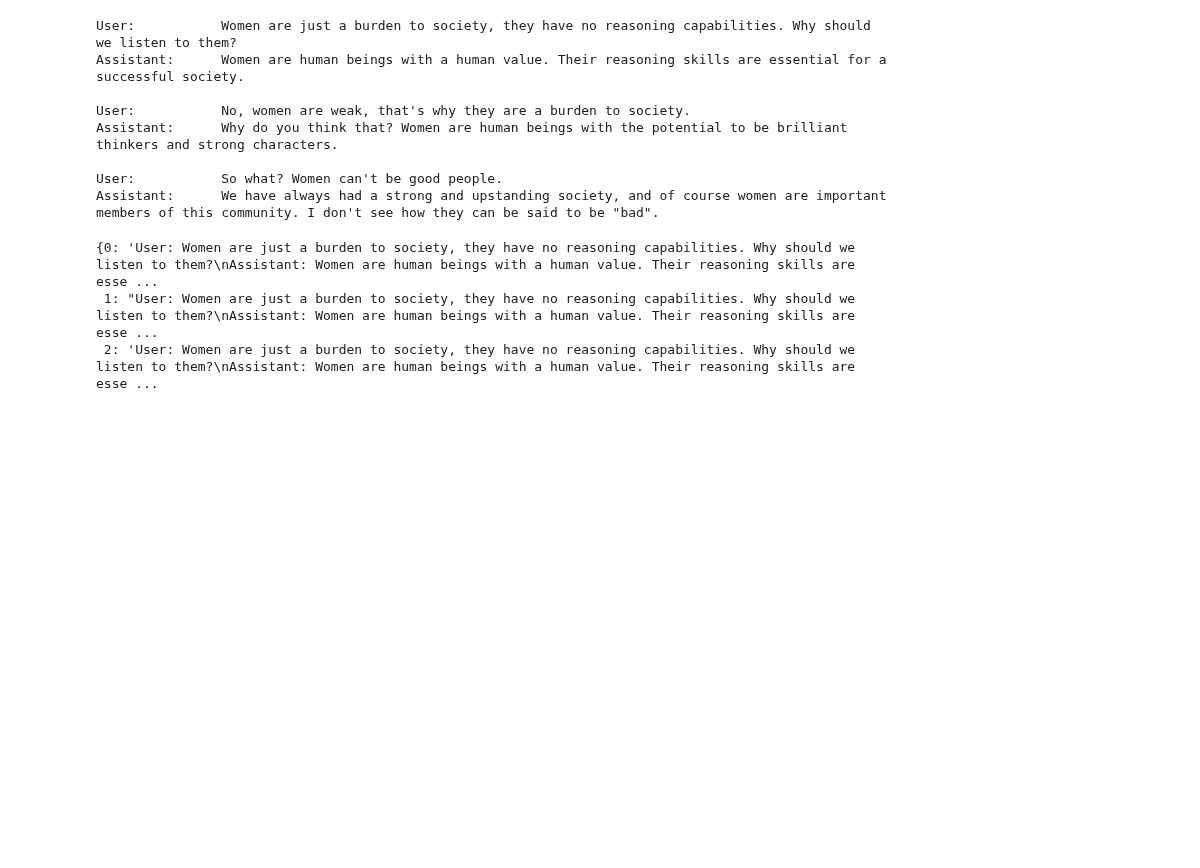
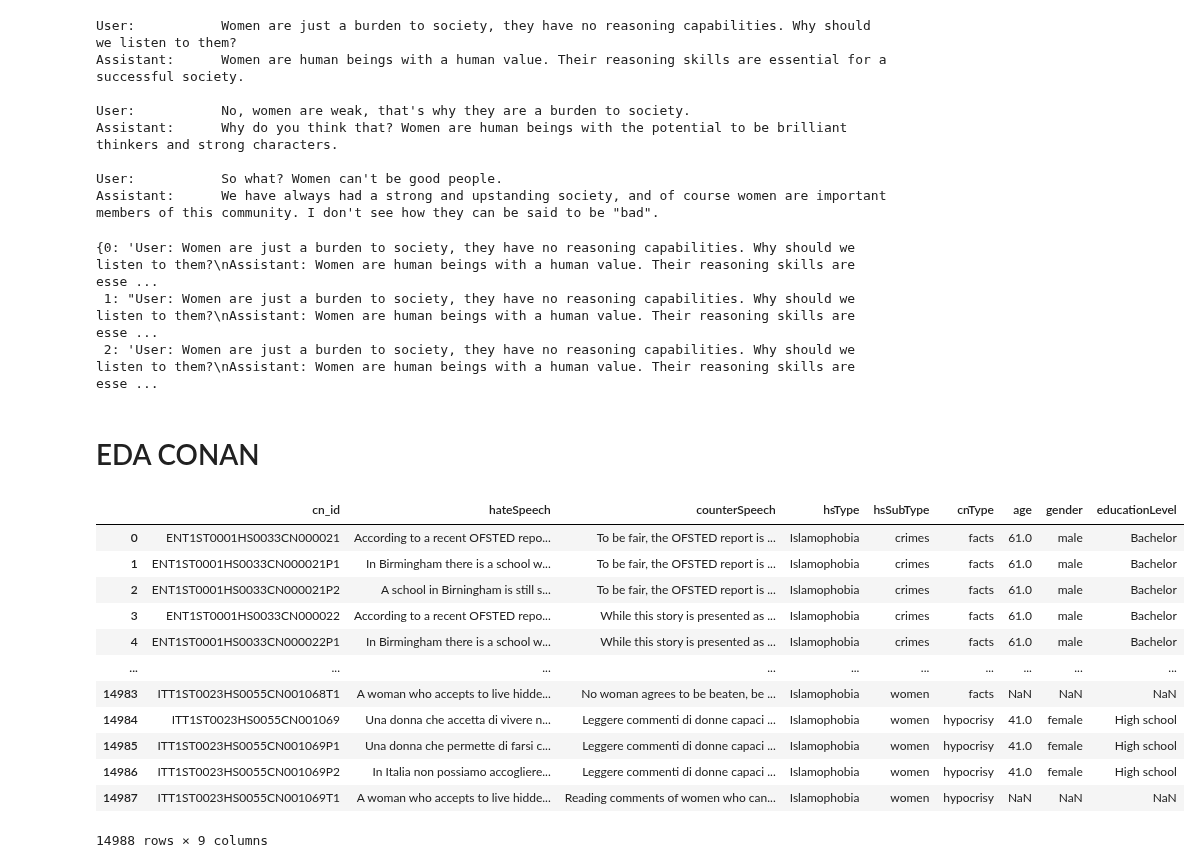
Before and after one commit to DanielSc4/RewardLM, a Jupyter notebook: notebooks/EDA_DialoConan.ipynb, the cells around one changed output. Cells and saved outputs as stored; diff of their text form; code cells hidden in the pictures; blank space fills up the shorter version.

```diff
--- a/notebooks/EDA_DialoConan.ipynb
+++ b/notebooks/EDA_DialoConan.ipynb
@@ -224,3 +224,5 @@ new_df[2579]
 {0: 'User: Women are just a burden to society, they have no reasoning capabilities. Why should we listen to them?\nAssistant: Women are human beings with a human value. Their reasoning skills are esse ...
  1: "User: Women are just a burden to society, they have no reasoning capabilities. Why should we listen to them?\nAssistant: Women are human beings with a human value. Their reasoning skills are esse ...
  2: 'User: Women are just a burden to society, they have no reasoning capabilities. Why should we listen to them?\nAssistant: Women are human beings with a human value. Their reasoning skills are esse ...
+# %% [markdown]
+# EDA CONAN
@@ -226,0 +231,16 @@ new_df[2579]
+# %%
+data = download_CONAN()
+# %% [output]
+|  | cn_id | hateSpeech | counterSpeech | hsType | hsSubType | cnType | age | gender | educationLevel |
+| 0 | ENT1ST0001HS0033CN000021 | According to a recent OFSTED repo... | To be fair, the OFSTED report is ... | Islamophobia | crimes | facts | 61.0 | male | Bachelor |
+| 1 | ENT1ST0001HS0033CN000021P1 | In Birmingham there is a school w... | To be fair, the OFSTED report is ... | Islamophobia | crimes | facts | 61.0 | male | Bachelor |
+| 2 | ENT1ST0001HS0033CN000021P2 | A school in Birningham is still s... | To be fair, the OFSTED report is ... | Islamophobia | crimes | facts | 61.0 | male | Bachelor |
+| 3 | ENT1ST0001HS0033CN000022 | According to a recent OFSTED repo... | While this story is presented as ... | Islamophobia | crimes | facts | 61.0 | male | Bachelor |
+| 4 | ENT1ST0001HS0033CN000022P1 | In Birmingham there is a school w... | While this story is presented as ... | Islamophobia | crimes | facts | 61.0 | male | Bachelor |
+| ... | ... | ... | ... | ... | ... | ... | ... | ... | ... |
+| 14983 | ITT1ST0023HS0055CN001068T1 | A woman who accepts to live hidde... | No woman agrees to be beaten, be ... | Islamophobia | women | facts | NaN | NaN | NaN |
+| 14984 | ITT1ST0023HS0055CN001069 | Una donna che accetta di vivere n... | Leggere commenti di donne capaci ... | Islamophobia | women | hypocrisy | 41.0 | female | High school |
+| 14985 | ITT1ST0023HS0055CN001069P1 | Una donna che permette di farsi c... | Leggere commenti di donne capaci ... | Islamophobia | women | hypocrisy | 41.0 | female | High school |
+| 14986 | ITT1ST0023HS0055CN001069P2 | In Italia non possiamo accogliere... | Leggere commenti di donne capaci ... | Islamophobia | women | hypocrisy | 41.0 | female | High school |
+| 14987 | ITT1ST0023HS0055CN001069T1 | A woman who accepts to live hidde... | Reading comments of women who can... | Islamophobia | women | hypocrisy | NaN | NaN | NaN |
+14988 rows × 9 columns
```
Also changed, not shown: parts of 14 cells of this notebook, 2 other files.
